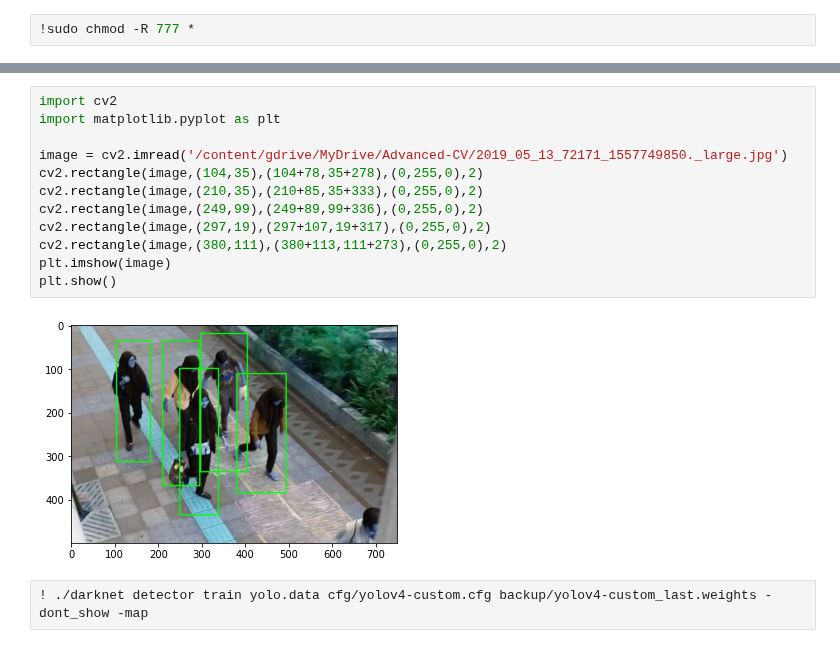
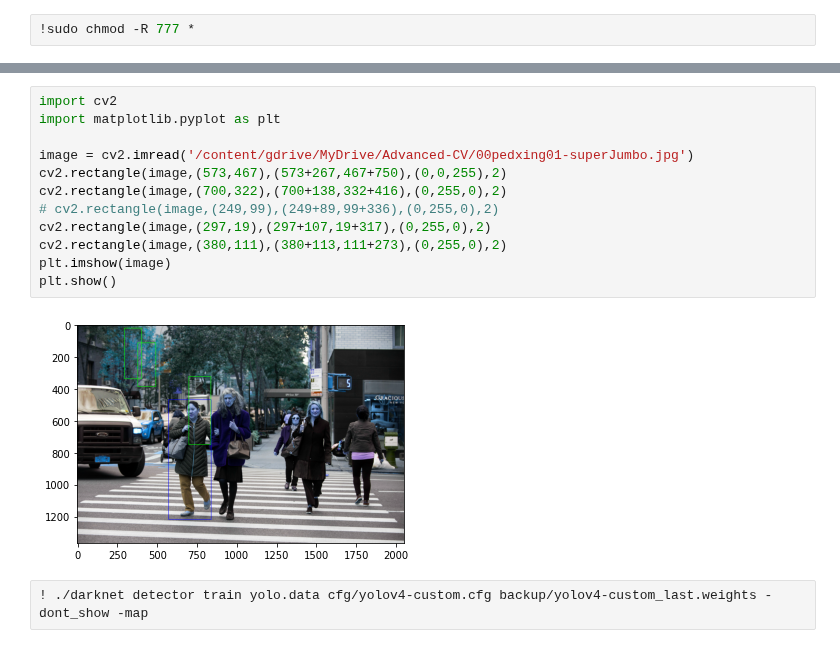
Before and after one commit to lephuocdat2000/Advanced-CV, a Jupyter notebook: Trainyolov4onlyperson.ipynb, the cells around one changed output, grey strips where cells are left out. Saved outputs shown, nothing was run; the diff lists cells and outputs as text.

```diff
--- a/Trainyolov4onlyperson.ipynb
+++ b/Trainyolov4onlyperson.ipynb
@@ -121,17 +128,17 @@ Unable to init server: Could not connect: Connection refused
 # %%
 import cv2
 import matplotlib.pyplot as plt
 
-image = cv2.imread('/content/gdrive/MyDrive/Advanced-CV/2019_05_13_72171_1557749850._large.jpg')
-cv2.rectangle(image,(104,35),(104+78,35+278),(0,255,0),2)
-cv2.rectangle(image,(210,35),(210+85,35+333),(0,255,0),2)
-cv2.rectangle(image,(249,99),(249+89,99+336),(0,255,0),2)
+image = cv2.imread('/content/gdrive/MyDrive/Advanced-CV/00pedxing01-superJumbo.jpg')
+cv2.rectangle(image,(573,467),(573+267,467+750),(0,0,255),2)
+cv2.rectangle(image,(700,322),(700+138,332+416),(0,255,0),2)
+# cv2.rectangle(image,(249,99),(249+89,99+336),(0,255,0),2)
 cv2.rectangle(image,(297,19),(297+107,19+317),(0,255,0),2)
 cv2.rectangle(image,(380,111),(380+113,111+273),(0,255,0),2)
 plt.imshow(image)
 plt.show()
 # %% [output]
-[figure, old version]
+[figure, new version]
 # %%
 ! ./darknet detector train yolo.data cfg/yolov4-custom.cfg backup/yolov4-custom_last.weights -dont_show -map
 # %%
```
Also changed, not shown: parts of 5 cells of this notebook.
